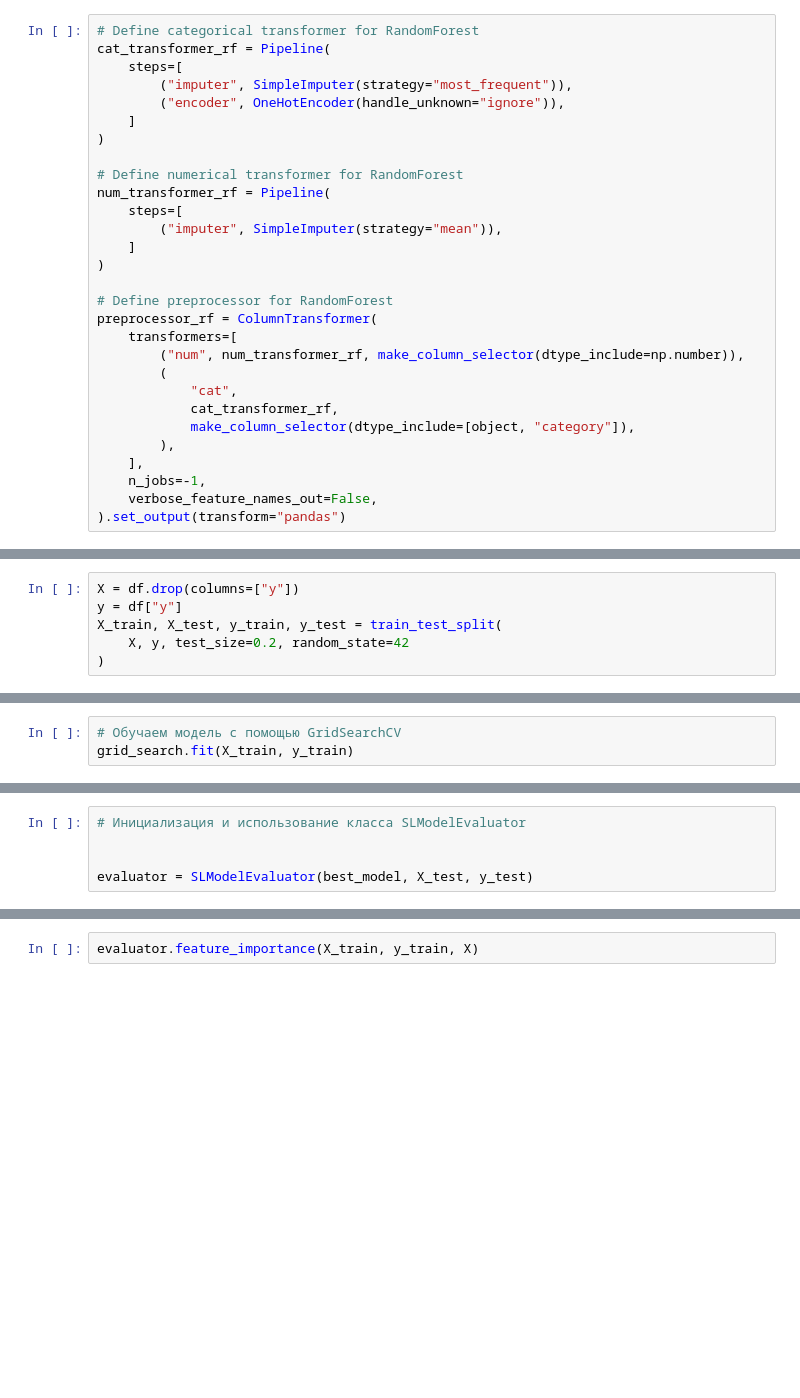
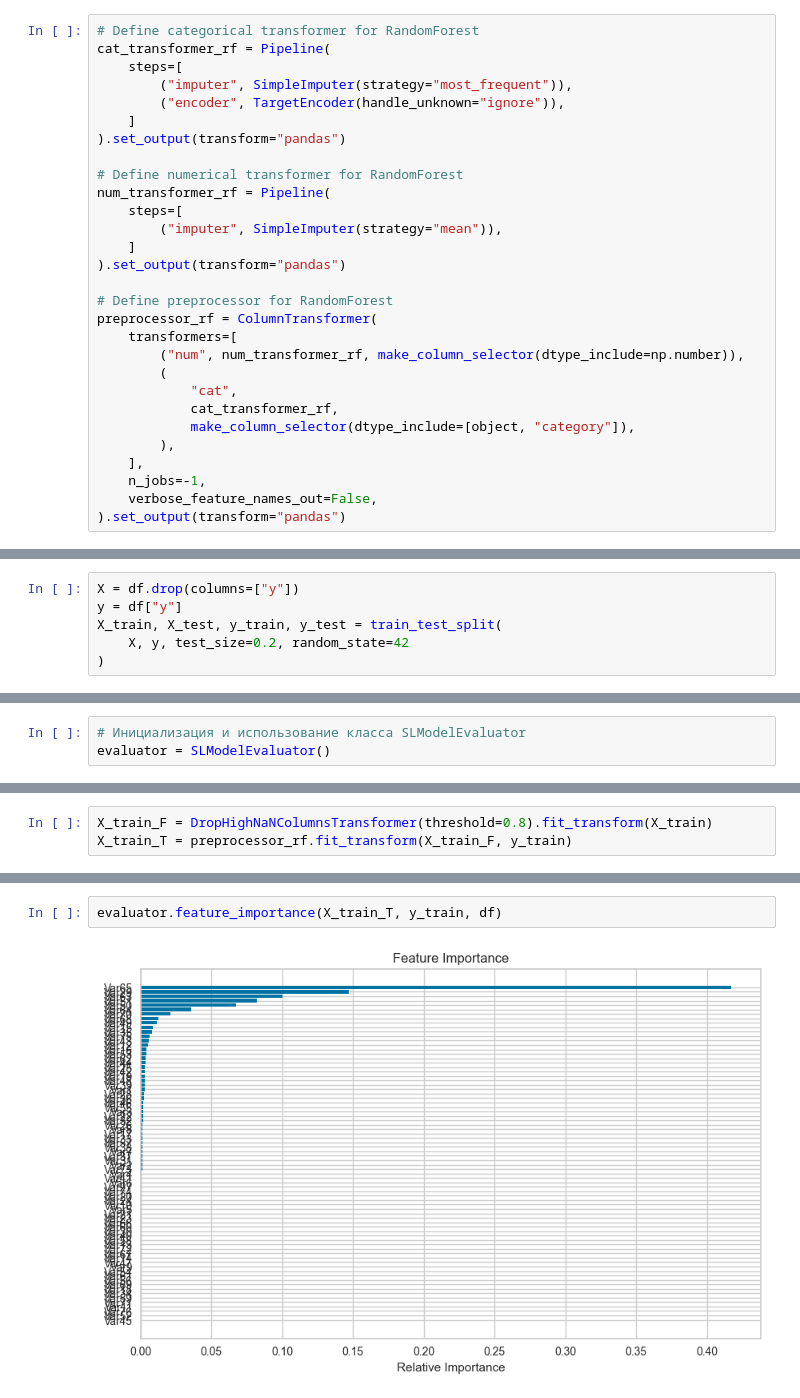
Before and after one commit to DeadNord/customer_churn_classification, a Jupyter notebook: SLChurnClass.ipynb, the cells around one changed output, grey strips where cells are left out. Saved outputs shown, nothing was run; the diff lists cells and outputs as text; blank space fills up the shorter version.

```diff
--- a/SLChurnClass.ipynb
+++ b/SLChurnClass.ipynb
@@ -94,16 +101,16 @@ Sample Data:
 cat_transformer_rf = Pipeline(
     steps=[
         ("imputer", SimpleImputer(strategy="most_frequent")),
-        ("encoder", OneHotEncoder(handle_unknown="ignore")),
+        ("encoder", TargetEncoder(handle_unknown="ignore")),
     ]
-)
+).set_output(transform="pandas")
 
 # Define numerical transformer for RandomForest
 num_transformer_rf = Pipeline(
     steps=[
         ("imputer", SimpleImputer(strategy="mean")),
     ]
-)
+).set_output(transform="pandas")
 
 # Define preprocessor for RandomForest
 preprocessor_rf = ColumnTransformer(
@@ -186,3 +188,0 @@ grid_search = GridSearchCV(
-# %%
-# Обучаем модель с помощью GridSearchCV
-grid_search.fit(X_train, y_train)
@@ -194,5 +261,3 @@ best_score = grid_search.best_score_
 # %%
 # Инициализация и использование класса SLModelEvaluator
-
-
-evaluator = SLModelEvaluator(best_model, X_test, y_test)
+evaluator = SLModelEvaluator()
@@ -204,0 +279,3 @@ evaluator.visualize_pipeline()
+# %%
+X_train_F = DropHighNaNColumnsTransformer(threshold=0.8).fit_transform(X_train)
+X_train_T = preprocessor_rf.fit_transform(X_train_F, y_train)
@@ -205,2 +299,4 @@ evaluator.visualize_pipeline()
 # %%
-evaluator.feature_importance(X_train, y_train, X)
+evaluator.feature_importance(X_train_T, y_train, df)
+# %% [output]
+[figure, added]
```
Also changed, not shown: parts of 25 cells of this notebook, 2 other files.
